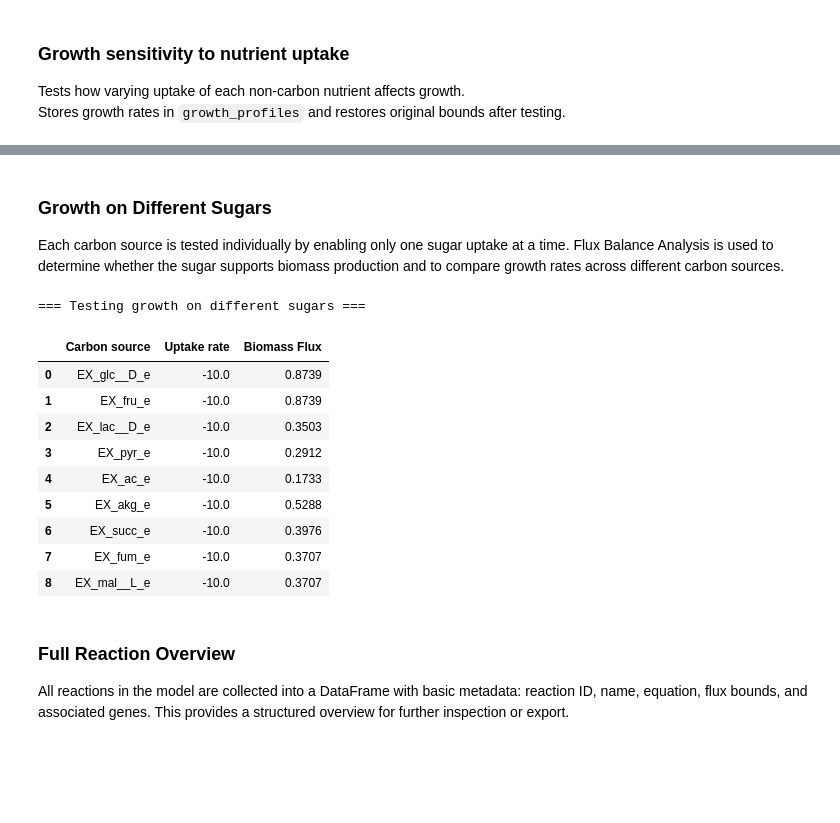
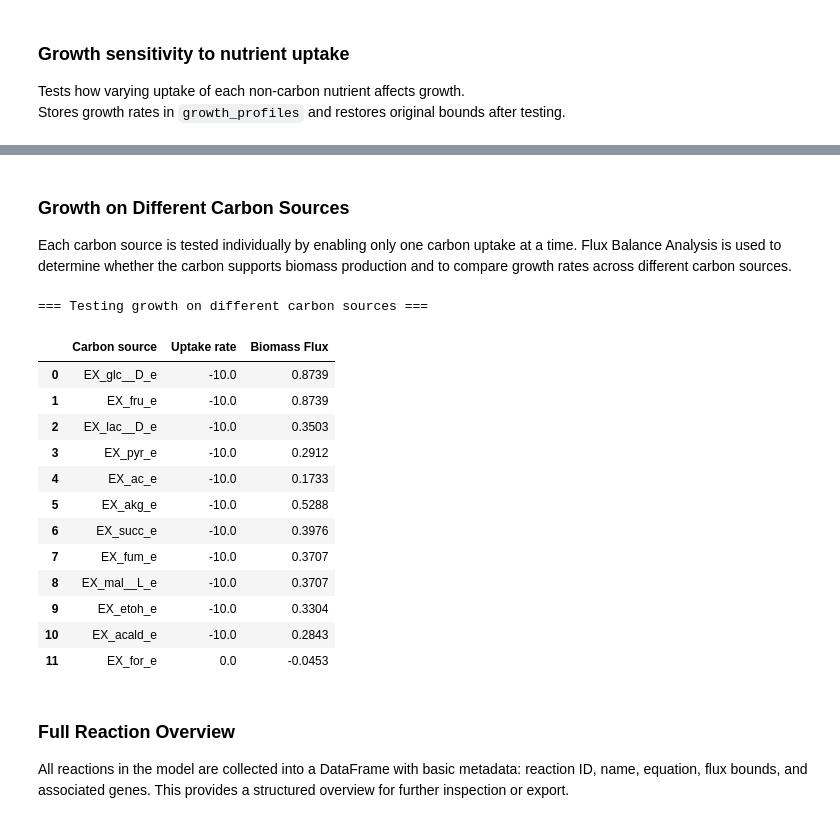
Before and after one commit to mathyharsha/metabolic-NN-harsha, a Jupyter notebook: Ecoli_exploration.ipynb, the cells around one changed output, grey strips where cells are left out. Drawn from its saved outputs; the diff is of its cells as text; code cells hidden in the pictures; blank space fills up the shorter version.

```diff
--- a/Ecoli_exploration.ipynb
+++ b/Ecoli_exploration.ipynb
@@ -400,46 +488,46 @@ display(df_growth.T.round(4))
 | EX_o2_e (O2 exchange) | 0.2117 | 0.3017 | 0.3916 | 0.4778 | 0.5591 |
 | EX_pi_e (Phosphate exchange) | -0.0000 | 0.6796 | 0.8739 | 0.8739 | 0.8739 |
 # %% [markdown]
-### Growth on Different Sugars
+### Growth on Different Carbon Sources
 
-Each carbon source is tested individually by enabling only one sugar uptake at a time. Flux Balance Analysis is used to determine whether the sugar supports biomass production and to compare growth rates across different carbon sources.
+Each carbon source is tested individually by enabling only one carbon uptake at a time. Flux Balance Analysis is used to determine whether the carbon supports biomass production and to compare growth rates across different carbon sources.
 # %%
-print("\n=== Testing growth on different sugars ===")
+print("\n=== Testing growth on different carbon sources ===")
 
 results = []
-for sugar_ex in carbon_exchanges:
-    if sugar_ex not in model.reactions:
-        print(f"{sugar_ex} not in model, skipping...")
-        continue
+for carbon in carbon_exchanges:
 
     for ex in carbon_exchanges:
         if ex in model.reactions:
             model.reactions.get_by_id(ex).lower_bound = 0
 
-    model.reactions.get_by_id(sugar_ex).lower_bound = -10
+    model.reactions.get_by_id(carbon).lower_bound = -10
 
     sol = model.optimize()
 
     results.append({
-        "Carbon source": sugar_ex,
-        "Uptake rate": round(sol.fluxes[sugar_ex], 4),
+        "Carbon source": carbon,
+        "Uptake rate": round(sol.fluxes[carbon], 4),
         "Biomass Flux": round(sol.fluxes['Biomass_Ecoli_core'], 4)
     })
 
-df_sugars = pd.DataFrame(results)
-display(df_sugars)
+df_carbons = pd.DataFrame(results)
+display(df_carbons)
 # %% [output]
-=== Testing growth on different sugars ===
+=== Testing growth on different carbon sources ===
 |  | Carbon source | Uptake rate | Biomass Flux |
 | 0 | EX_glc__D_e | -10.0 | 0.8739 |
 | 1 | EX_fru_e | -10.0 | 0.8739 |
 | 2 | EX_lac__D_e | -10.0 | 0.3503 |
 | 3 | EX_pyr_e | -10.0 | 0.2912 |
 | 4 | EX_ac_e | -10.0 | 0.1733 |
 | 5 | EX_akg_e | -10.0 | 0.5288 |
 | 6 | EX_succ_e | -10.0 | 0.3976 |
 | 7 | EX_fum_e | -10.0 | 0.3707 |
 | 8 | EX_mal__L_e | -10.0 | 0.3707 |
+| 9 | EX_etoh_e | -10.0 | 0.3304 |
+| 10 | EX_acald_e | -10.0 | 0.2843 |
+| 11 | EX_for_e | 0.0 | -0.0453 |
 # %% [markdown]
 ### Full Reaction Overview
 
```
Also changed, not shown: parts of 14 cells of this notebook, 5 other files.
